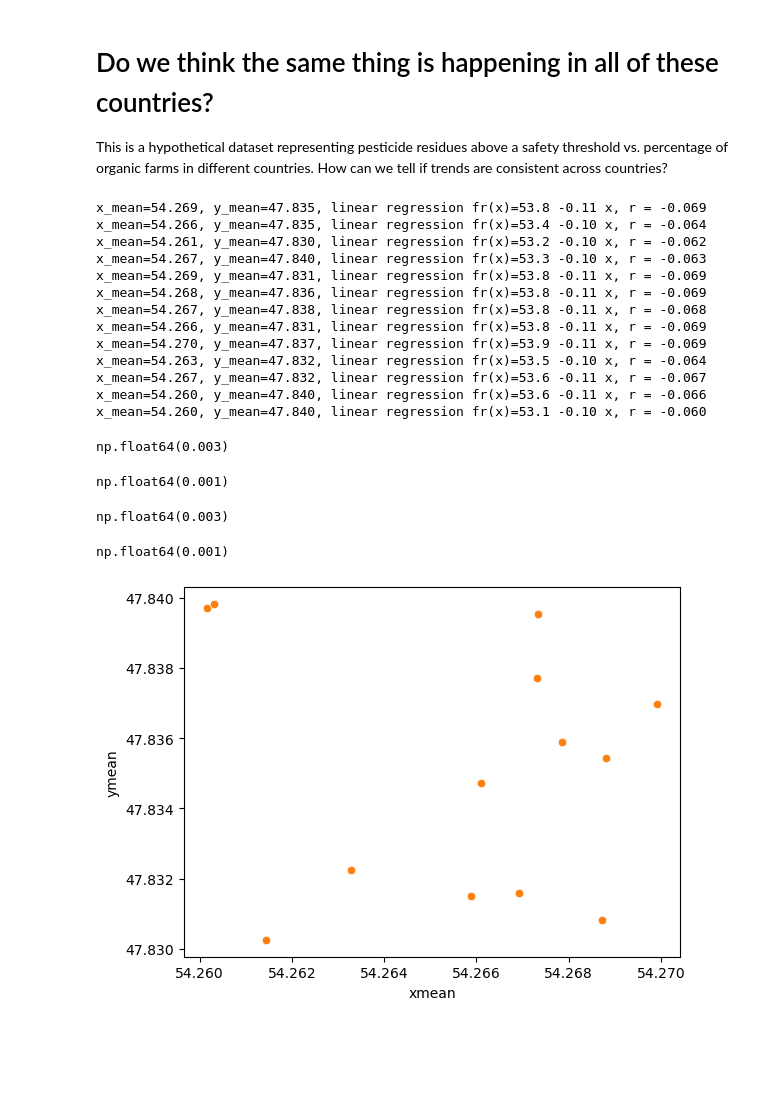
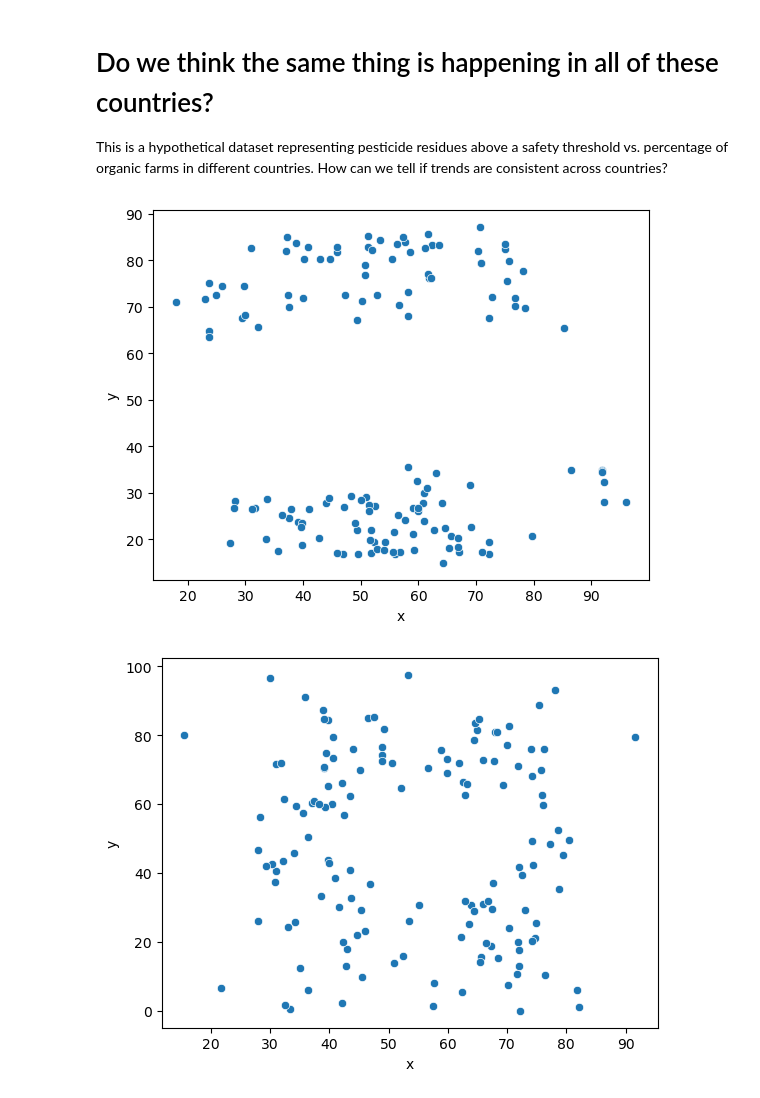
Before and after one commit to vgfs24tbst-coder/DSA101, a Jupyter notebook: exercise1/Are they the same.ipynb, the cells around one changed output. Cells and saved outputs as stored; diff of their text form; code cells hidden in the pictures; blank space fills up the shorter version.

```diff
--- a/exercise1/Are they the same.ipynb
+++ b/exercise1/Are they the same.ipynb
@@ -15,39 +15,20 @@ This is a hypothetical dataset representing pesticide residues above a safety th
 # %%
 xmean=[]
 ymean=[]
+dic={}
 for file in Path('.').glob("*.csv"):
     df = pd.read_csv(file)
     x, y = df['x'], df['y']
-    x_mean = np.mean(x)
-    y_mean = np.mean(y)
+    #x_mean = np.mean(x)
+    #y_mean = np.mean(y)
     coeff = np.polyfit(x, y, deg=1)
     corr = np.corrcoef(x, y)[0, 1]
 
-    print(f"x_mean={x_mean:.3f}, y_mean={y_mean:.3f}, linear regression fr(x)={coeff[1]:.1f} {coeff[0]:.2f} x, r = {corr:.3f} ")
-    xmean.append(x_mean)
-    ymean.append(y_mean)
-xsem=round(stats.sem(xmean), 3)
-ysem=round(stats.sem(ymean), 3)
-display(np.std(xmean).round(3), xsem, np.std(ymean).round(3), ysem)
-df=pd.DataFrame({'xmean':xmean, 'ymean':ymean})
-sns.scatterplot(data=df, x='xmean', y='ymean')
-plt.show()
+    #print(f"x_mean={x_mean:.3f}, y_mean={y_mean:.3f}, linear regression fr(x)={coeff[1]:.1f} {coeff[0]:.2f} x, r = {corr:.3f} ")
+    #dic[f"{file}"]=df
+    plt.figure()
+    sns.scatterplot(x=x, y=y)
+    plt.show()
 # %% [output]
-x_mean=54.269, y_mean=47.835, linear regression fr(x)=53.8 -0.11 x, r = -0.069
-x_mean=54.266, y_mean=47.835, linear regression fr(x)=53.4 -0.10 x, r = -0.064
-x_mean=54.261, y_mean=47.830, linear regression fr(x)=53.2 -0.10 x, r = -0.062
-x_mean=54.267, y_mean=47.840, linear regression fr(x)=53.3 -0.10 x, r = -0.063
-x_mean=54.269, y_mean=47.831, linear regression fr(x)=53.8 -0.11 x, r = -0.069
-x_mean=54.268, y_mean=47.836, linear regression fr(x)=53.8 -0.11 x, r = -0.069
-x_mean=54.267, y_mean=47.838, linear regression fr(x)=53.8 -0.11 x, r = -0.068
-x_mean=54.266, y_mean=47.831, linear regression fr(x)=53.8 -0.11 x, r = -0.069
-x_mean=54.270, y_mean=47.837, linear regression fr(x)=53.9 -0.11 x, r = -0.069
-x_mean=54.263, y_mean=47.832, linear regression fr(x)=53.5 -0.10 x, r = -0.064
-x_mean=54.267, y_mean=47.832, linear regression fr(x)=53.6 -0.11 x, r = -0.067
-x_mean=54.260, y_mean=47.840, linear regression fr(x)=53.6 -0.11 x, r = -0.066
-x_mean=54.260, y_mean=47.840, linear regression fr(x)=53.1 -0.10 x, r = -0.060
-np.float64(0.003)
-np.float64(0.001)
-np.float64(0.003)
-np.float64(0.001)
-[figure, old version]
+[figure, new version]
+[figure, added]
```
Also changed, not shown: parts of 1 cell of this notebook.
